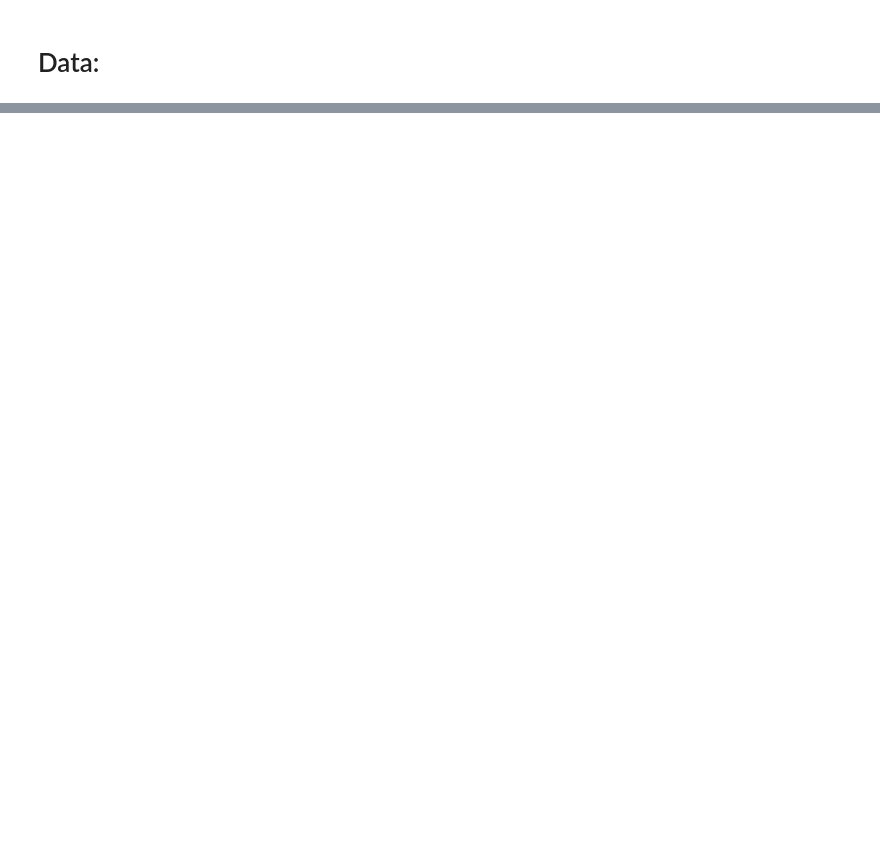
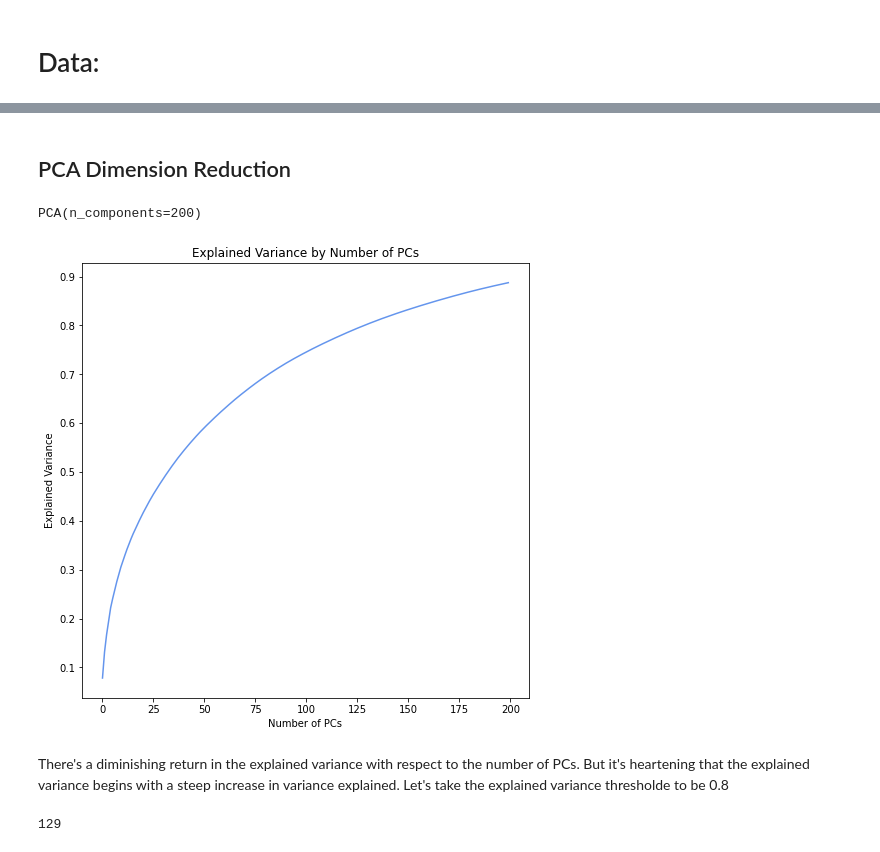
Before and after one commit to justinhugh/intent-prediction-in-code, a Jupyter notebook: vectorization_methods.ipynb, the cells around one changed output, grey strips where cells are left out. Saved outputs shown, nothing was run; the diff lists cells and outputs as text; code cells hidden in the pictures; blank space fills up the shorter version.

```diff
--- a/vectorization_methods.ipynb
+++ b/vectorization_methods.ipynb
@@ -8,6 +10,7 @@ import numpy as np
 # %%
 # Indicate dataframes to import.
-list_dfs = ['pickled_conala_mined_df', 'pickled_conala_train_df', 'pickled_conala_test_df']
+list_dfs = ['pickled_conala_mined_df', 'pickled_conala_train_df', 'pickled_conala_test_df',
+           'conala_train_bag_df', 'conala_mined_bag_df', 'combined_bag_df']
 # %%
 %time
 # Load all data in list_dfs
@@ -30,0 +30,4 @@ data['pickled_conala_mined_df'].shape
+# %%
+df = data['combined_bag_df']
+# %% [markdown]
+## PCA Dimension Reduction
@@ -30,0 +36,30 @@ data['pickled_conala_mined_df'].shape
+# %%
+num_pcs = 200
+# Instantiate
+myPCA = PCA(n_components=200)
+# Fit
+myPCA.fit(df)
+# %% [output]
+PCA(n_components=200)
+# %%
+expl_var = myPCA.explained_variance_ratio_
+expl_var_cumulative = myPCA.explained_variance_ratio_.cumsum()
+# %%
+plt.figure(figsize=(8,8))
+plt.plot(range(num_pcs), expl_var_cumulative, color='cornflowerblue')
+plt.title("Explained Variance by Number of PCs")
+plt.xlabel("Number of PCs")
+plt.ylabel("Explained Variance")
+plt.show()
+# %% [output]
+[figure, added]
+# %% [markdown]
+There's a diminishing return in the explained variance with respect to the number of PCs.
+But it's heartening that the explained variance begins with a steep increase in variance explained.
+Let's take the explained variance thresholde to be 0.8
+# %%
+# Finding the number of PCs for 0.8 explained var.
+num_PCs = np.argmax(expl_var_cumulative > 0.8)
+num_PCs
+# %% [output]
+129
```
Also changed, not shown: parts of 18 cells of this notebook, 4 other files.
